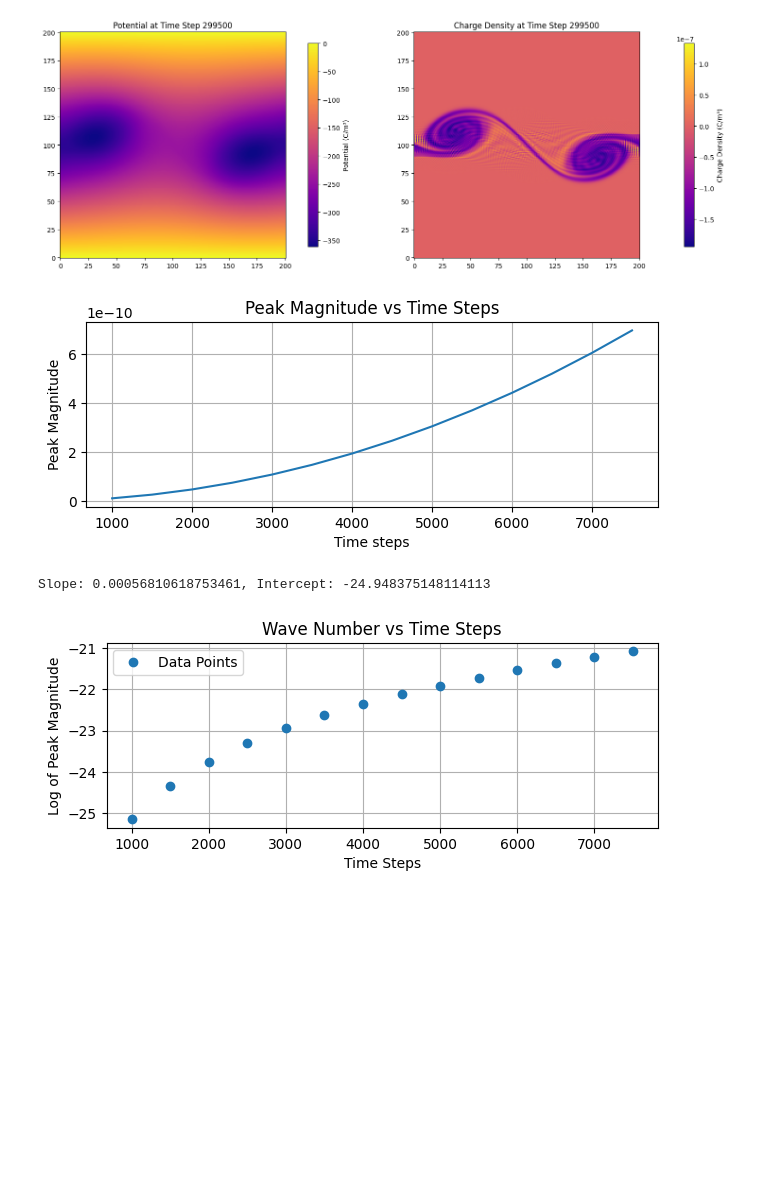
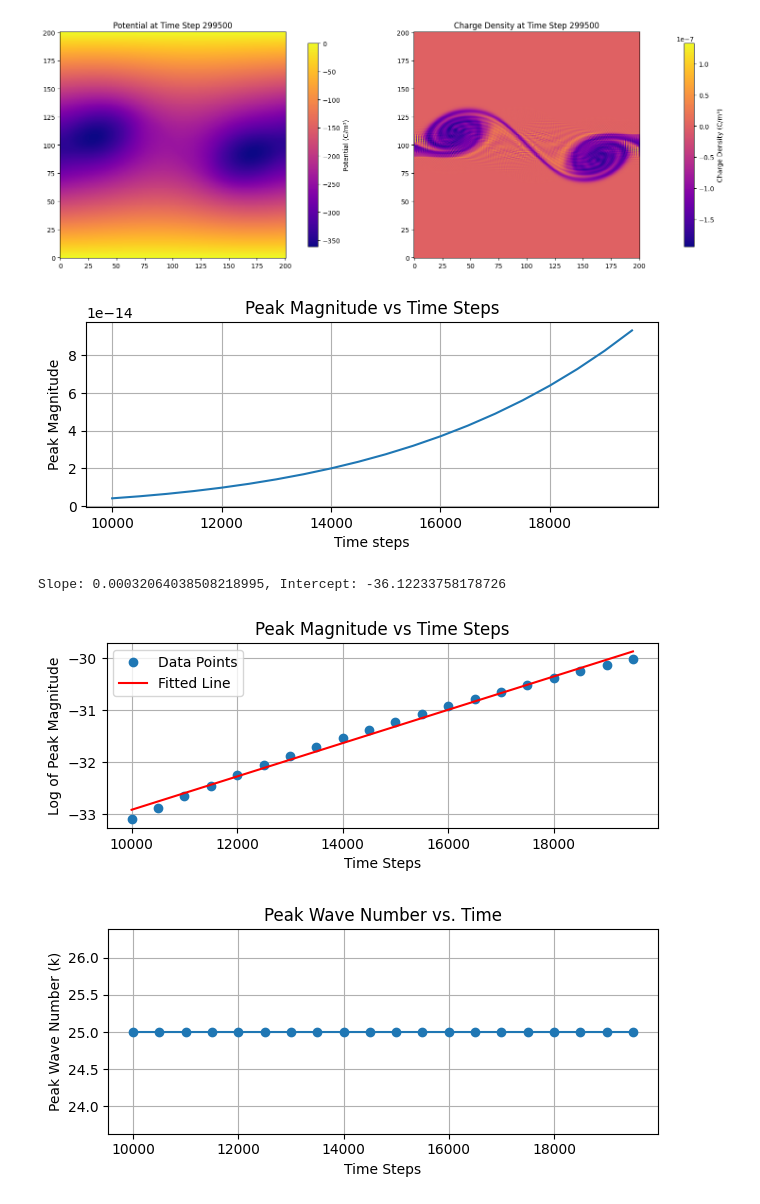
Before and after one commit to daisyabcxyz/Capstone-2025-2026, a Jupyter notebook: newest.ipynb, the cells around one changed output. Cells and saved outputs as stored; diff of their text form; code cells hidden in the pictures; blank space fills up the shorter version.

```diff
--- a/newest.ipynb
+++ b/newest.ipynb
@@ -128,19 +133,15 @@ def solve_continuity(rho, vx, vy, dt):
     return rho
 # %%
 #initial charge density (Daisy)
+#slab of electrons in the middle (conductor top and bottom: grounded)
+
 rho = np.zeros([nx+1,ny+1],float)
-rho[100,:]= -1e12* (1.6e-19)
-for i in range (101,105):
-    for j in range (ny+1):
-        rho[i,j] = rho[i-1,j]+1e-8
+rho[70:131,:]= -1e12* (1.6e-19)
 
-for i in range (99,95,-1):
-    for j in range (ny+1):
-        rho[i,j]= rho[i+1,j]+1e-8
+# small surface perturbations to initial charge density
+rho[130,:] += 0.5e-7 *np.sin(0.0628*x)
+rho[70,:] += 0.5e-7 *np.sin(0.0628*x)
 
-
-rho[103,:] += 0.7e-7 *np.sin(0.0628*x)
-rho[97,:] += 0.7e-7 *np.sin(0.0628*x)
 
 plt.imshow(rho, origin = 'lower')
 plt.colorbar()
@@ -369,6 +372,7 @@ Simulation saved.
 Saving animation... This may take a moment.
 [figure]
 # %%
+#data analysis of perturbation growth rate
 #https://numpy.org/doc/2.3/reference/generated/numpy.fft.fft.html
 def fft_rho_slice(rho_slice):
     N = len(rho_slice)
@@ -381,7 +385,8 @@ def fft_rho_slice(rho_slice):
 
 def find_peaks(rho_slice):
     wave_number, magnitude = fft_rho_slice(rho_slice)
-    positve_k = (wave_number > 10) &  (wave_number < 20)
+    #positve_k = (wave_number > 10) &  (wave_number < 20)
+    positve_k = (wave_number > 10)
     peak_wave_number = np.argmax(magnitude[positve_k])
     #print(f"Peak wave number: {fft_rho_slice(rho_slice)[0][positve_k][peak_wave_number]}")
     #print(f"Peak magnitude: {fft_rho_slice(rho_slice)[1][positve_k][peak_wave_number]}")
@@ -391,53 +396,68 @@ list_wave_number = []
 list_magnitude = []
 list_time_steps = []
 frame_interval = 500
-dt = 5e-15
-load_data = np.load("normal_perb_for_thin_slab.npz", allow_pickle=True)
+#dt = 5e-15
+load_data = np.load("long_run_1000000steps_25_slab.npz", allow_pickle=True)
 
-
-for i in range(1000,8000):
+#select a slice in the grid and analyze it within a time range
+#save its peak wave number and peak magnitude over time in an array
+for i in range(10000,20000):
     if i % frame_interval == 0:
         file_save_at_time_i = load_data[f"time_step_{i}"]
         rho_at_i = file_save_at_time_i[0]
         phi_at_i = file_save_at_time_i[1]
-        rho_slice = rho_at_i[100,:]
+        rho_slice = rho_at_i[120,:]
         wave_number, magnitude = fft_rho_slice(rho_slice)
         list_wave_number.append(find_peaks(rho_slice)[0])
         list_magnitude.append(find_peaks(rho_slice)[1])
         list_time_steps.append(i)
 
+#take the log of magnitude for linear fitting
 log_magnitude = np.log(np.array(list_magnitude))
+log_square = np.log(np.array(list_magnitude)**2)
+square_root_time_steps = np.sqrt(np.array(list_time_steps))
 log_time_steps = np.log(np.array(list_time_steps)+1)  # Adding 1 to avoid log(0)
+
+#plot original peak magnitude vs time steps
 plt.subplot(2, 1, 2)
 plt.yscale('linear') # Set the y-axis to a logarithmic scale
 #plt.plot(fft_rho_slice(rho_slice)[0], fft_rho_slice(rho_slice)[1])
 plt.plot(list_time_steps, list_magnitude)
 plt.title('Peak Magnitude vs Time Steps')
 plt.xlabel('Time steps')
 plt.ylabel('Peak Magnitude')
 plt.grid(True)
 plt.tight_layout()
-#plt.xlim(0, 50)
 plt.show()
-#print(list_wave_number)
 
-
+#linear fit log(magnitude) vs time steps
+#plot log(magnitude) vs time steps and do linear fit
 a,b= np.polyfit((list_time_steps), log_magnitude, 1)
 y = a * (np.array(list_time_steps) )+b
 #y = np.exp(a * (np.array(list_time_steps) )+b)
 plt.subplot(2, 1, 1)
-#plt.yscale('log')
 plt.plot(list_time_steps, log_magnitude, 'o', label='Data Points')
-#plt.plot(list_time_steps, y, 'r-', label='Fitted Line')
-plt.title('Wave Number vs Time Steps')
+plt.plot(list_time_steps, y, 'r-', label='Fitted Line')
+plt.title('Peak Magnitude vs Time Steps')
 plt.xlabel('Time Steps')
 plt.ylabel('Log of Peak Magnitude')
 plt.legend()
 plt.grid(True)
 plt.tight_layout()
 #plt.ylim(0, max(list_magnitude)*1.1)
 print(f"Slope: {a}, Intercept: {b}")
+
+#track peak wave number over time
+plt.figure(figsize=(6.4, 3))
+plt.plot(list_time_steps, list_wave_number, 'o-')
+plt.xlabel('Time Steps')
+plt.ylabel('Peak Wave Number (k)')
+plt.title('Peak Wave Number vs. Time')
+plt.grid(True)
+plt.tight_layout()
+plt.show()
 # %% [output]
-[figure, old version]
+[figure, new version]
-Slope: 0.00056810618753461, Intercept: -24.948375148114113
+Slope: 0.00032064038508218995, Intercept: -36.12233758178726
-[figure, old version]
+[figure, new version]
+[figure, added]
```
Also changed, not shown: parts of 7 cells of this notebook.
